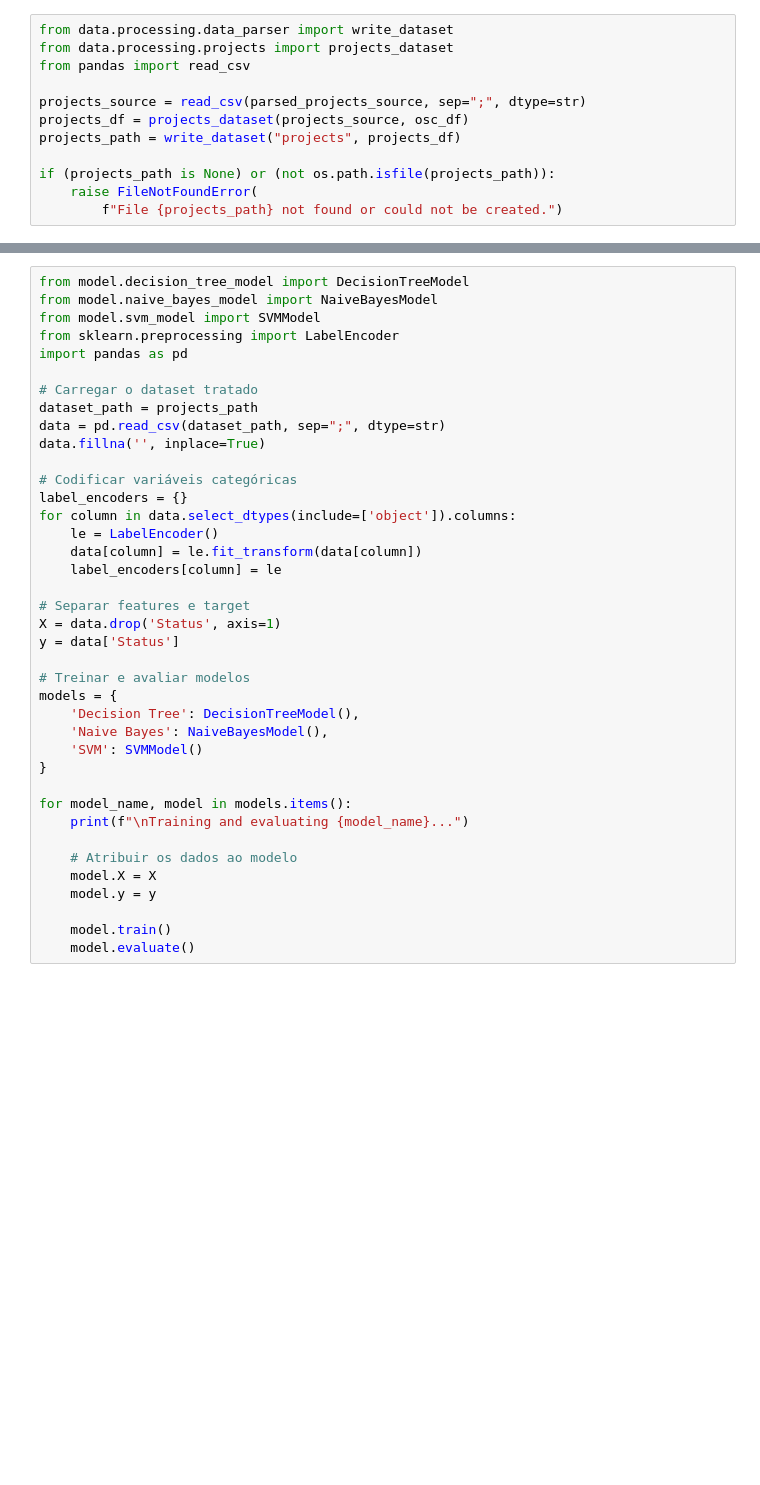
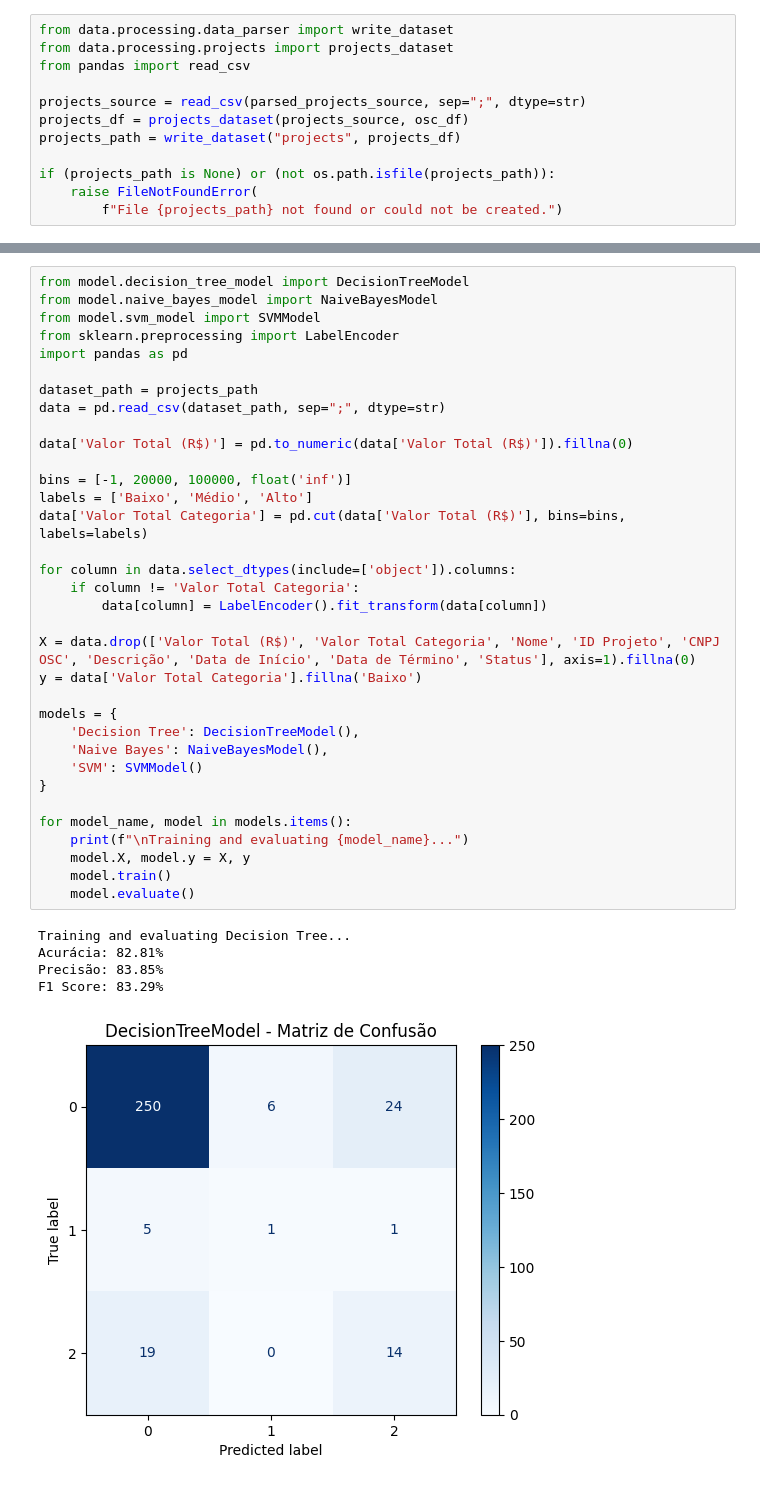
Before and after one commit to trsaints/mao-amiga-ia, a Jupyter notebook: notebooks/dataset_etl.ipynb, the cells around one changed output, grey strips where cells are left out. Saved outputs shown, nothing was run; the diff lists cells and outputs as text; blank space fills up the shorter version.

Commit message:
Implementa classificação de projetos por Valor Total (Baixo, Médio, Alto)

```diff
--- a/notebooks/dataset_etl.ipynb
+++ b/notebooks/dataset_etl.ipynb
@@ -129,39 +168,40 @@ projects_df.head(20)
 # %%
 from model.decision_tree_model import DecisionTreeModel
 from model.naive_bayes_model import NaiveBayesModel
 from model.svm_model import SVMModel
 from sklearn.preprocessing import LabelEncoder
 import pandas as pd
 
-# Carregar o dataset tratado
 dataset_path = projects_path
 data = pd.read_csv(dataset_path, sep=";", dtype=str)
-data.fillna('', inplace=True)
 
-# Codificar variáveis categóricas
-label_encoders = {}
+data['Valor Total (R$)'] = pd.to_numeric(data['Valor Total (R$)']).fillna(0)
+
+bins = [-1, 20000, 100000, float('inf')]
+labels = ['Baixo', 'Médio', 'Alto']
+data['Valor Total Categoria'] = pd.cut(data['Valor Total (R$)'], bins=bins, labels=labels)
+
 for column in data.select_dtypes(include=['object']).columns:
-    le = LabelEncoder()
-    data[column] = le.fit_transform(data[column])
-    label_encoders[column] = le
+    if column != 'Valor Total Categoria':
+        data[column] = LabelEncoder().fit_transform(data[column])
 
-# Separar features e target
-X = data.drop('Status', axis=1)
-y = data['Status']
+X = data.drop(['Valor Total (R$)', 'Valor Total Categoria', 'Nome', 'ID Projeto', 'CNPJ OSC', 'Descrição', 'Data de Início', 'Data de Término', 'Status'], axis=1).fillna(0)
+y = data['Valor Total Categoria'].fillna('Baixo')
 
-# Treinar e avaliar modelos
 models = {
     'Decision Tree': DecisionTreeModel(),
     'Naive Bayes': NaiveBayesModel(),
     'SVM': SVMModel()
 }
 
 for model_name, model in models.items():
     print(f"\nTraining and evaluating {model_name}...")
-
-    # Atribuir os dados ao modelo
-    model.X = X
-    model.y = y
-
+    model.X, model.y = X, y
     model.train()
     model.evaluate()
+# %% [output]
+Training and evaluating Decision Tree...
+Acurácia: 82.81%
+Precisão: 83.85%
+F1 Score: 83.29%
+[figure, added]
```
Also changed, not shown: parts of 4 cells of this notebook.
